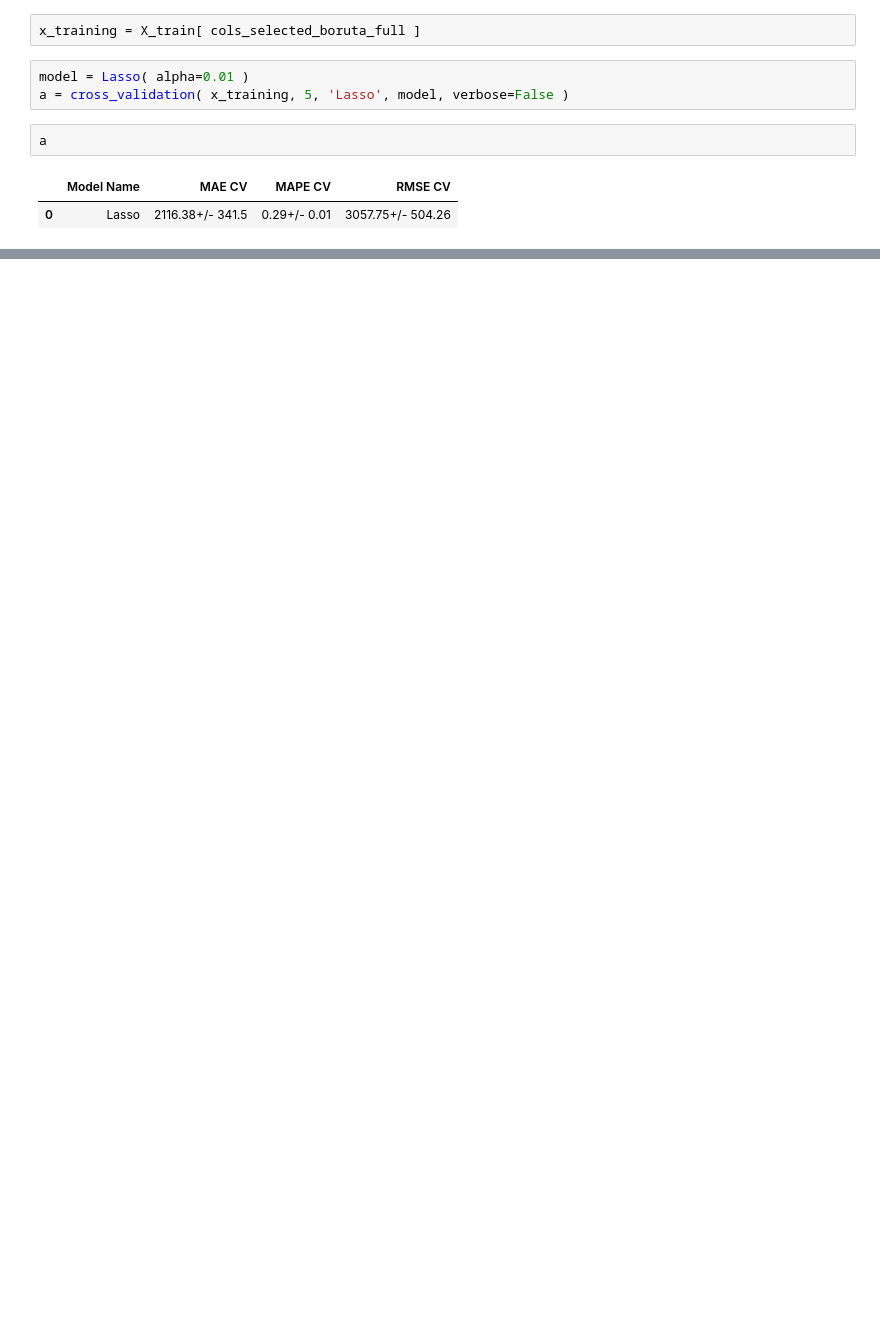
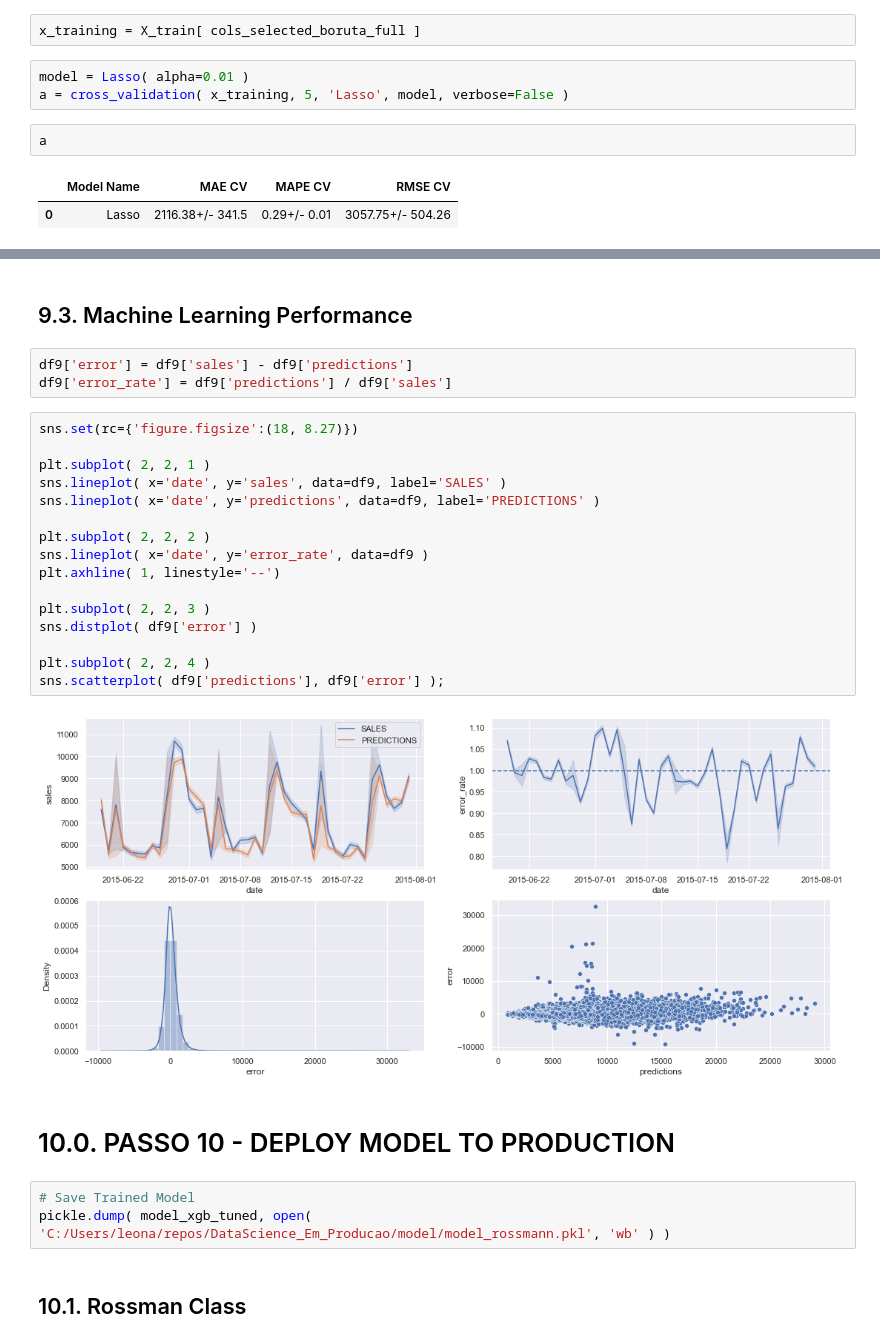
Before and after one commit to LeonardoRose/Rossman_Store_Sales_Forecast, a Jupyter notebook: m07_v02_store_sales_prediction.ipynb, the cells around one changed output, grey strips where cells are left out. Saved outputs shown, nothing was run; the diff lists cells and outputs as text; blank space fills up the shorter version.

```diff
--- a/m07_v02_store_sales_prediction.ipynb
+++ b/m07_v02_store_sales_prediction.ipynb
@@ -1120,0 +1251,30 @@ a
+# %% [markdown]
+## 9.3. Machine Learning Performance
+# %%
+df9['error'] = df9['sales'] - df9['predictions']
+df9['error_rate'] = df9['predictions'] / df9['sales']
+# %%
+sns.set(rc={'figure.figsize':(18, 8.27)})
+
+plt.subplot( 2, 2, 1 )
+sns.lineplot( x='date', y='sales', data=df9, label='SALES' )
+sns.lineplot( x='date', y='predictions', data=df9, label='PREDICTIONS' )
+
+plt.subplot( 2, 2, 2 )
+sns.lineplot( x='date', y='error_rate', data=df9 )
+plt.axhline( 1, linestyle='--')
+
+plt.subplot( 2, 2, 3 )
+sns.distplot( df9['error'] )
+
+plt.subplot( 2, 2, 4 )
+sns.scatterplot( df9['predictions'], df9['error'] );
+# %% [output]
+[figure, added]
+# %% [markdown]
+# 10.0. PASSO 10 - DEPLOY MODEL TO PRODUCTION
+# %%
+# Save Trained Model
+pickle.dump( model_xgb_tuned, open( 'C:/Users/leona/repos/DataScience_Em_Producao/model/model_rossmann.pkl', 'wb' ) )
+# %% [markdown]
+## 10.1. Rossman Class
```
Also changed, not shown: parts of 43 cells of this notebook.
